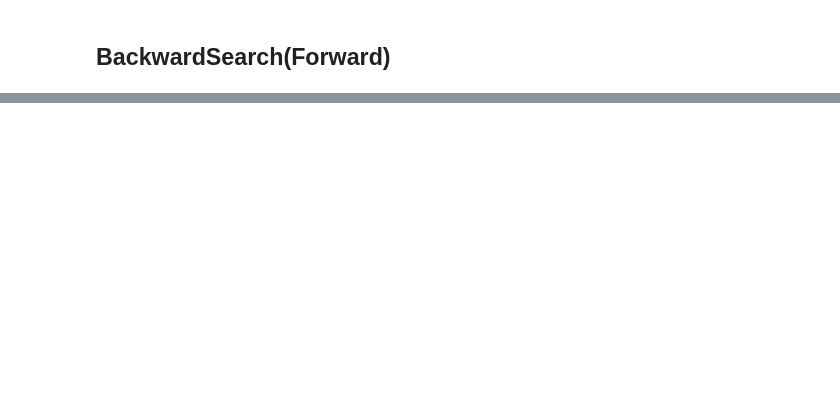
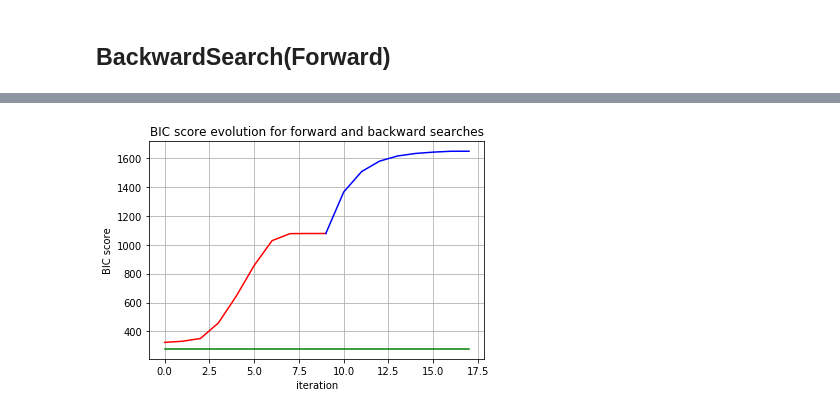
Before and after one commit to mok33/GMEs_experiments, a Jupyter notebook: RTGEM_L.ipynb, the cells around one changed output, grey strips where cells are left out. Drawn from its saved outputs; the diff is of its cells as text; code cells hidden in the pictures; blank space fills up the shorter version.

Commit message:
clean et ajout du dossier image

```diff
--- a/RTGEM_L.ipynb
+++ b/RTGEM_L.ipynb
@@ -85,0 +141,2 @@ compute_logLikelihood(count_duration_df) - rtgem_model.size() * np.log(t_max)
+# %%
+score_bic_reference = scoreBic(rtgem_model, data, t_max)
@@ -125,6 +187,10 @@ scoreBic(model=model, observed_data=data, t_max=t_max)
 # %%
 it = 0
 forward_logs = []
+local_maximum = False
+
+bic_scores_forward = []
+
 while not local_maximum:
     #     max_ngbr_score = -np.inf
     local_maximum = True
@@ -176,4 +242,7 @@ while not local_maximum:
                              op_name,\
                              max_args,\
                              score])
+
+    bic_scores_forward.append(score)
+
     it += 1
@@ -208,6 +326,8 @@ score
 it = 0
 backward_logs = []
 local_maximum = False
+
+bic_scores_backward = []
 
 while not local_maximum:
     #     max_ngbr_score = -np.inf
@@ -219,7 +339,8 @@ while not local_maximum:
     max_size_log_td_ngbr = None
     max_LogL_ngbr = None
     print('iteration number: {}: scoreBIC = {}'.format(it, score))
-    for ngbr_info in backward_neighbors_gen(model, data, t_max, lambdas_count_duration_df,LogL, size_log_td, log_td,):
+    for ngbr_info in backward_neighbors_gen(model, data, t_max, lambdas_count_duration_df,
+                                            LogL, size_log_td, log_td,):
 
         op, args, LogL_ngbr, size_log_td_ngbr, changed_node_cnt_drt_df = ngbr_info
         score_ngbr = LogL_ngbr - size_log_td_ngbr
@@ -259,4 +380,8 @@ while not local_maximum:
                                  max_args,\
                                  score])
             break
+
+
+    bic_scores_backward.append(score)
+
     it += 1
@@ -274,6 +415,6 @@ len(x)
 # %%
 # abscissa
-x = [i for i in range(nb_it_forward + nb_it_backward - 1)]
+x = [i for i in range(nb_it_forward + nb_it_backward)]
 
 # ordinate
 y_for = bic_scores_forward
@@ -282,9 +423,18 @@ y_back = bic_scores_backward
 # ordinate
 y_ref = [score_bic_reference for i in range(nb_it_forward + nb_it_backward)]
 # %%
-# plot the data
+
+
+# plot
 fig = plt.figure()
 ax = fig.add_subplot(1, 1, 1)
-#, np.array(x)[:(nb_it_backward-1)], y_back, "b"
-#ax.plot(np.array(x)[(nb_it_forward-1):], y_for, 'r', x, y_ref, "g")
-ax.plot(np.array(x)[:nb_it_forward], y_for, 'r', np.array(x)[(nb_it_backward+1):], y_back, "b", x, y_ref, "g")
+ax.plot(np.array(x)[:nb_it_forward], y_for, 'r', np.array(x)[(nb_it_forward-1):], y_back, "b", x, y_ref, "g")
+
+
+ax.set(xlabel='iteration', ylabel='BIC score',
+       title='BIC score evolution for forward and backward searches')
+ax.grid()
+
+fig.savefig("images/BICscore.png")
+# %% [output]
+[figure, added]
```
Also changed, not shown: parts of 42 cells of this notebook, 4 other files.
